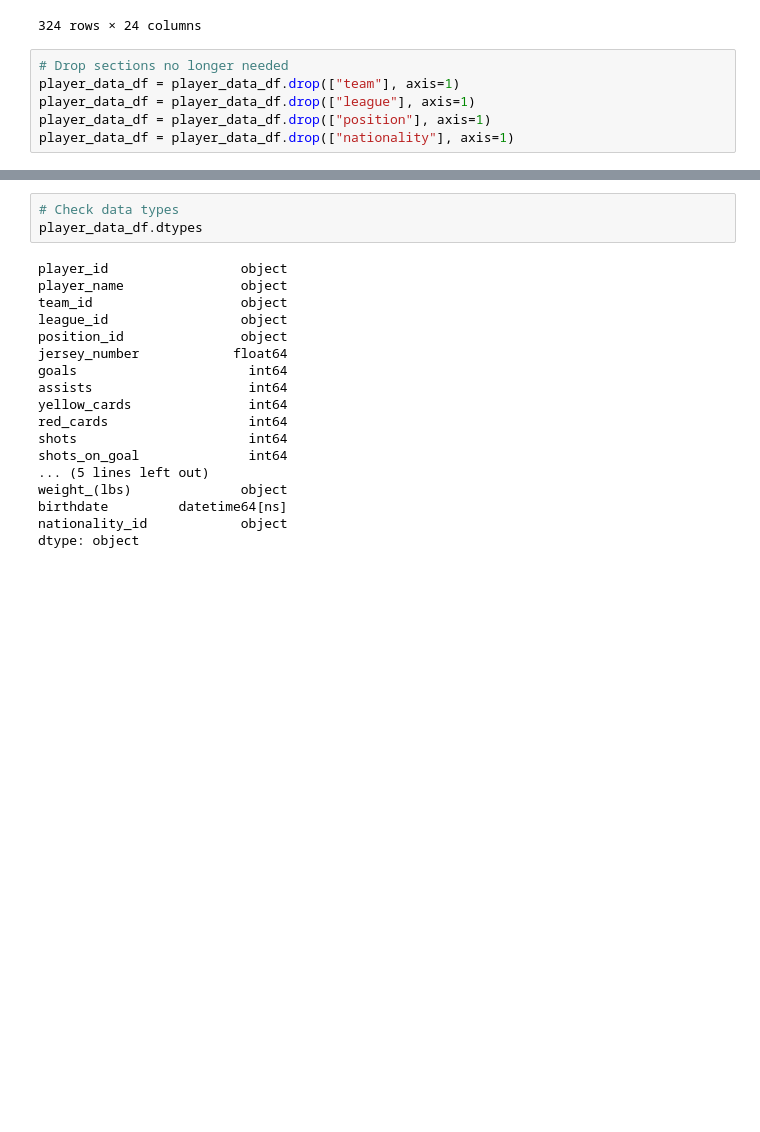
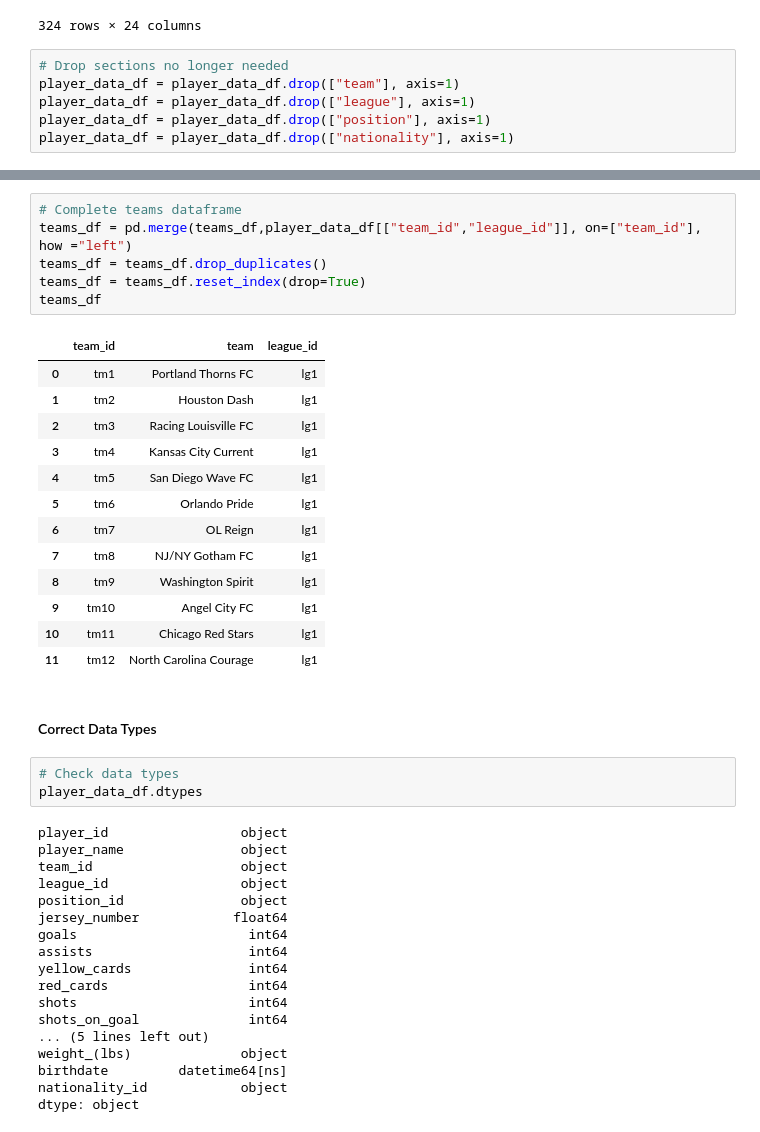
Before and after one commit to cwolf1424/Project_3, a Jupyter notebook: 1-data_cleaning/cleaning.ipynb, the cells around one changed output, grey strips where cells are left out. Drawn from its saved outputs; the diff is of its cells as text; blank space fills up the shorter version.

```diff
--- a/1-data_cleaning/cleaning.ipynb
+++ b/1-data_cleaning/cleaning.ipynb
@@ -403,3 +403,25 @@ player_data_df = player_data_df[[
+# %%
+# Complete teams dataframe
+teams_df = pd.merge(teams_df,player_data_df[["team_id","league_id"]], on=["team_id"], how ="left")
+teams_df = teams_df.drop_duplicates()
+teams_df = teams_df.reset_index(drop=True)
+teams_df
+# %% [output]
+|  | team_id | team | league_id |
+| 0 | tm1 | Portland Thorns FC | lg1 |
+| 1 | tm2 | Houston Dash | lg1 |
+| 2 | tm3 | Racing Louisville FC | lg1 |
+| 3 | tm4 | Kansas City Current | lg1 |
+| 4 | tm5 | San Diego Wave FC | lg1 |
+| 5 | tm6 | Orlando Pride | lg1 |
+| 6 | tm7 | OL Reign | lg1 |
+| 7 | tm8 | NJ/NY Gotham FC | lg1 |
+| 8 | tm9 | Washington Spirit | lg1 |
+| 9 | tm10 | Angel City FC | lg1 |
+| 10 | tm11 | Chicago Red Stars | lg1 |
+| 11 | tm12 | North Carolina Courage | lg1 |
+# %% [markdown]
+#### Correct Data Types
 # %%
 # Check data types
 player_data_df.dtypes
```
Also changed, not shown: parts of 16 cells of this notebook, 5 other files.
